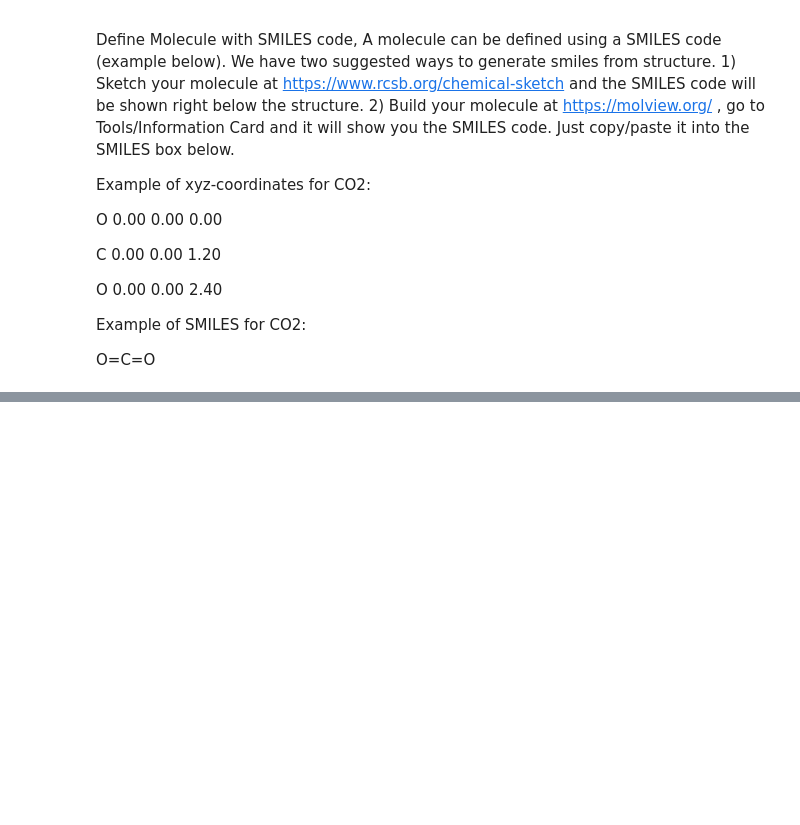
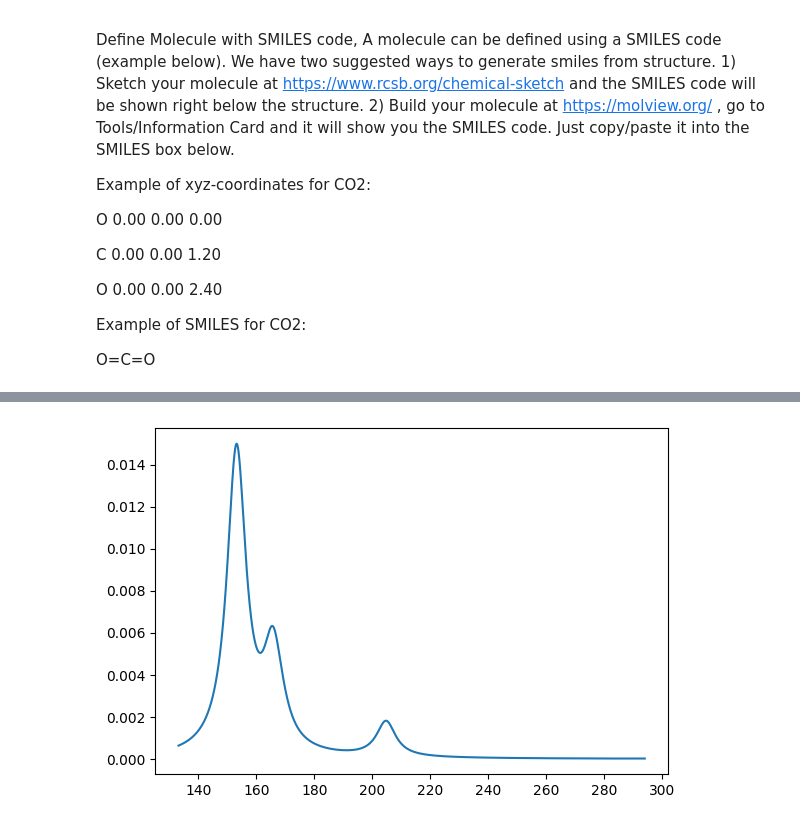
Before and after one commit to ahlqui/VeloxChemColabs, a Jupyter notebook: UV_Vis_spectrum.ipynb, the cells around one changed output, grey strips where cells are left out. Saved outputs shown, nothing was run; the diff lists cells and outputs as text; code cells hidden in the pictures; blank space fills up the shorter version.

```diff
--- a/UV_Vis_spectrum.ipynb
+++ b/UV_Vis_spectrum.ipynb
@@ -181,0 +212,11 @@ plt.show()
+# %%
+#@title Plot UV/Vis spectrum in nm
+plt.figure(figsize=(6, 4))
+x =  45.56328 / rpa_results["eigenvalues"]
+y = rpa_results["oscillator_strengths"]
+xi, yi = lorentzian(x, y, min(x) - 20.0, max(x) + 1.0, 0.1, 8)
+plt.plot(xi, yi)
+plt.tight_layout()
+plt.show()
+# %% [output]
+[figure, added]
```
Also changed, not shown: parts of 3 cells of this notebook.
